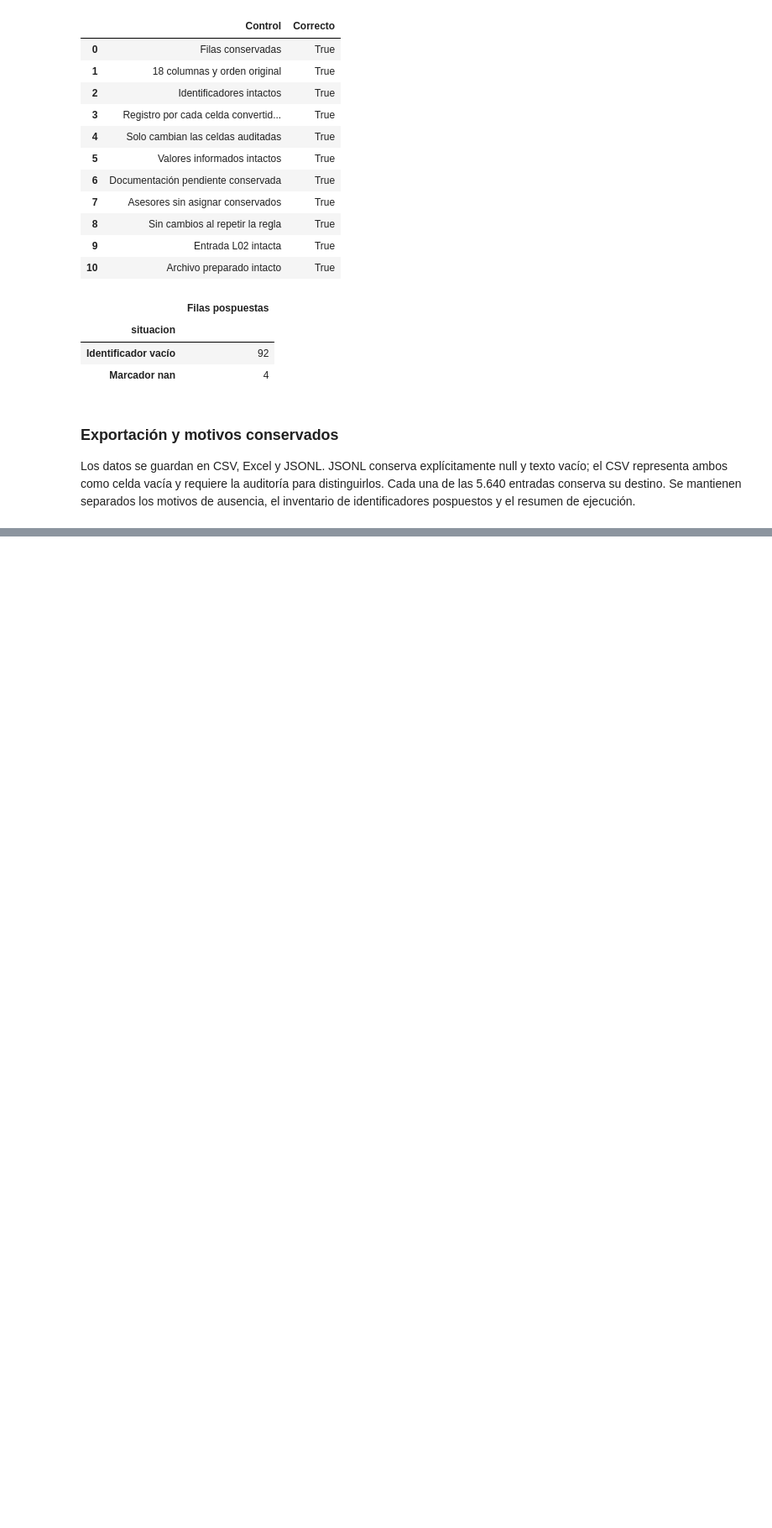
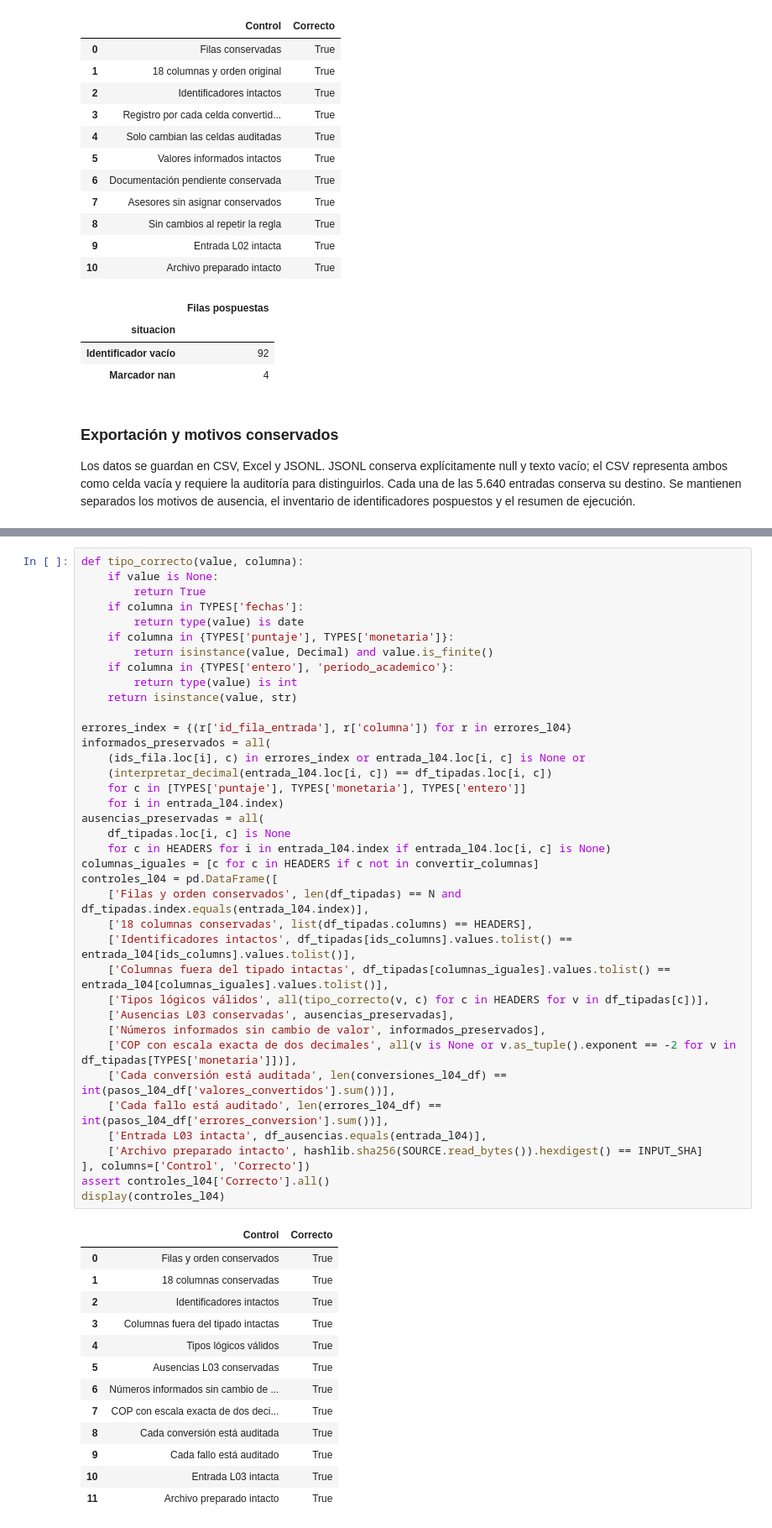
Before and after one commit to vivi-25-P/Analitica_Admisiones_Universitarias, a Jupyter notebook: notebooks/02_limpieza_base_unificada.ipynb, the cells around one changed output, grey strips where cells are left out. Shown at 84% size. Saved outputs shown, nothing was run; the diff lists cells and outputs as text; blank space fills up the shorter version.

```diff
--- a/notebooks/02_limpieza_base_unificada.ipynb
+++ b/notebooks/02_limpieza_base_unificada.ipynb
@@ -754,0 +973,52 @@ Auditoría L03: reports/limpieza/ejecuciones/ausencias_v1_526ff5e27b_8850cae3_bb
+# %%
+def tipo_correcto(value, columna):
+    if value is None:
+        return True
+    if columna in TYPES['fechas']:
+        return type(value) is date
+    if columna in {TYPES['puntaje'], TYPES['monetaria']}:
+        return isinstance(value, Decimal) and value.is_finite()
+    if columna in {TYPES['entero'], 'periodo_academico'}:
+        return type(value) is int
+    return isinstance(value, str)
+
+errores_index = {(r['id_fila_entrada'], r['columna']) for r in errores_l04}
+informados_preservados = all(
+    (ids_fila.loc[i], c) in errores_index or entrada_l04.loc[i, c] is None or
+    (interpretar_decimal(entrada_l04.loc[i, c]) == df_tipadas.loc[i, c])
+    for c in [TYPES['puntaje'], TYPES['monetaria'], TYPES['entero']]
+    for i in entrada_l04.index)
+ausencias_preservadas = all(
+    df_tipadas.loc[i, c] is None
+    for c in HEADERS for i in entrada_l04.index if entrada_l04.loc[i, c] is None)
+columnas_iguales = [c for c in HEADERS if c not in convertir_columnas]
+controles_l04 = pd.DataFrame([
+    ['Filas y orden conservados', len(df_tipadas) == N and df_tipadas.index.equals(entrada_l04.index)],
+    ['18 columnas conservadas', list(df_tipadas.columns) == HEADERS],
+    ['Identificadores intactos', df_tipadas[ids_columns].values.tolist() == entrada_l04[ids_columns].values.tolist()],
+    ['Columnas fuera del tipado intactas', df_tipadas[columnas_iguales].values.tolist() == entrada_l04[columnas_iguales].values.tolist()],
+    ['Tipos lógicos válidos', all(tipo_correcto(v, c) for c in HEADERS for v in df_tipadas[c])],
+    ['Ausencias L03 conservadas', ausencias_preservadas],
+    ['Números informados sin cambio de valor', informados_preservados],
+    ['COP con escala exacta de dos decimales', all(v is None or v.as_tuple().exponent == -2 for v in df_tipadas[TYPES['monetaria']])],
+    ['Cada conversión está auditada', len(conversiones_l04_df) == int(pasos_l04_df['valores_convertidos'].sum())],
+    ['Cada fallo está auditado', len(errores_l04_df) == int(pasos_l04_df['errores_conversion'].sum())],
+    ['Entrada L03 intacta', df_ausencias.equals(entrada_l04)],
+    ['Archivo preparado intacto', hashlib.sha256(SOURCE.read_bytes()).hexdigest() == INPUT_SHA]
+], columns=['Control', 'Correcto'])
+assert controles_l04['Correcto'].all()
+display(controles_l04)
+# %% [output]
+|  | Control | Correcto |
+| 0 | Filas y orden conservados | True |
+| 1 | 18 columnas conservadas | True |
+| 2 | Identificadores intactos | True |
+| 3 | Columnas fuera del tipado intactas | True |
+| 4 | Tipos lógicos válidos | True |
+| 5 | Ausencias L03 conservadas | True |
+| 6 | Números informados sin cambio de ... | True |
+| 7 | COP con escala exacta de dos deci... | True |
+| 8 | Cada conversión está auditada | True |
+| 9 | Cada fallo está auditado | True |
+| 10 | Entrada L03 intacta | True |
+| 11 | Archivo preparado intacto | True |
```
Also changed, not shown: parts of 11 cells of this notebook, 47 other files.
